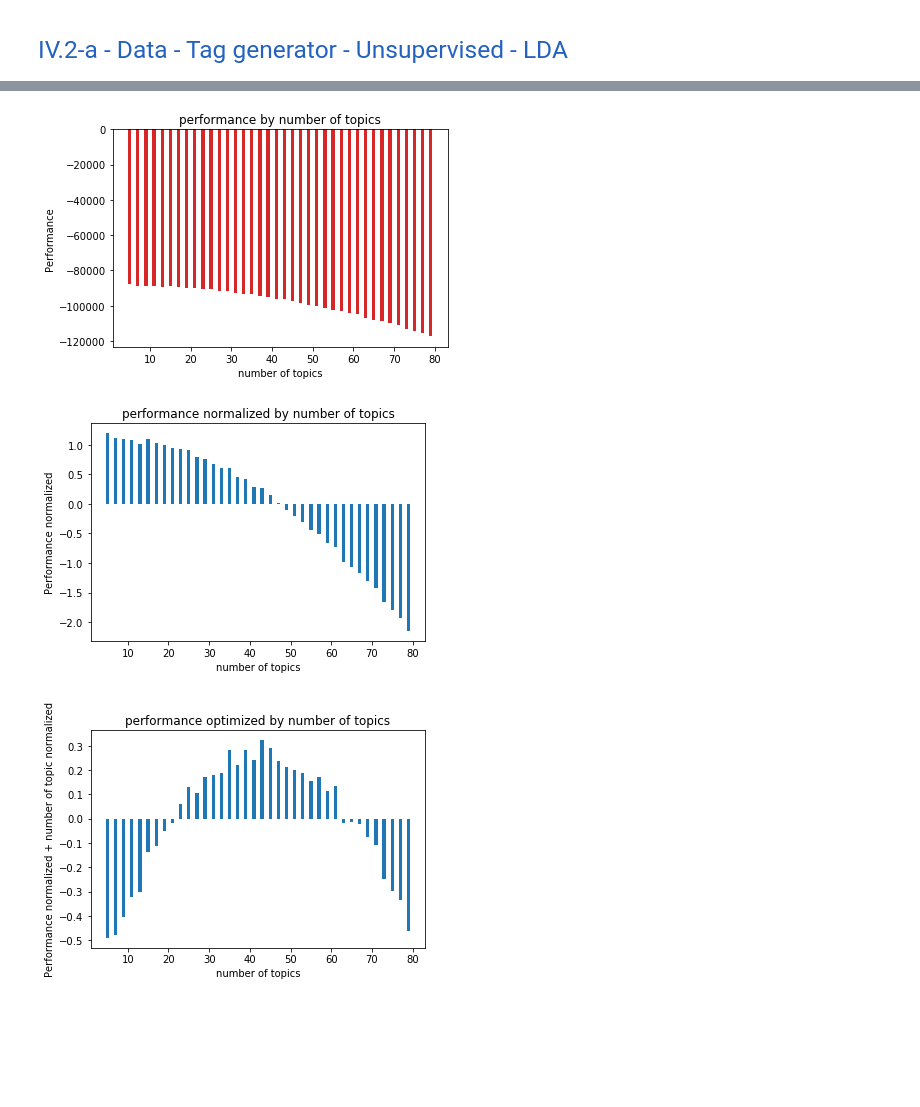
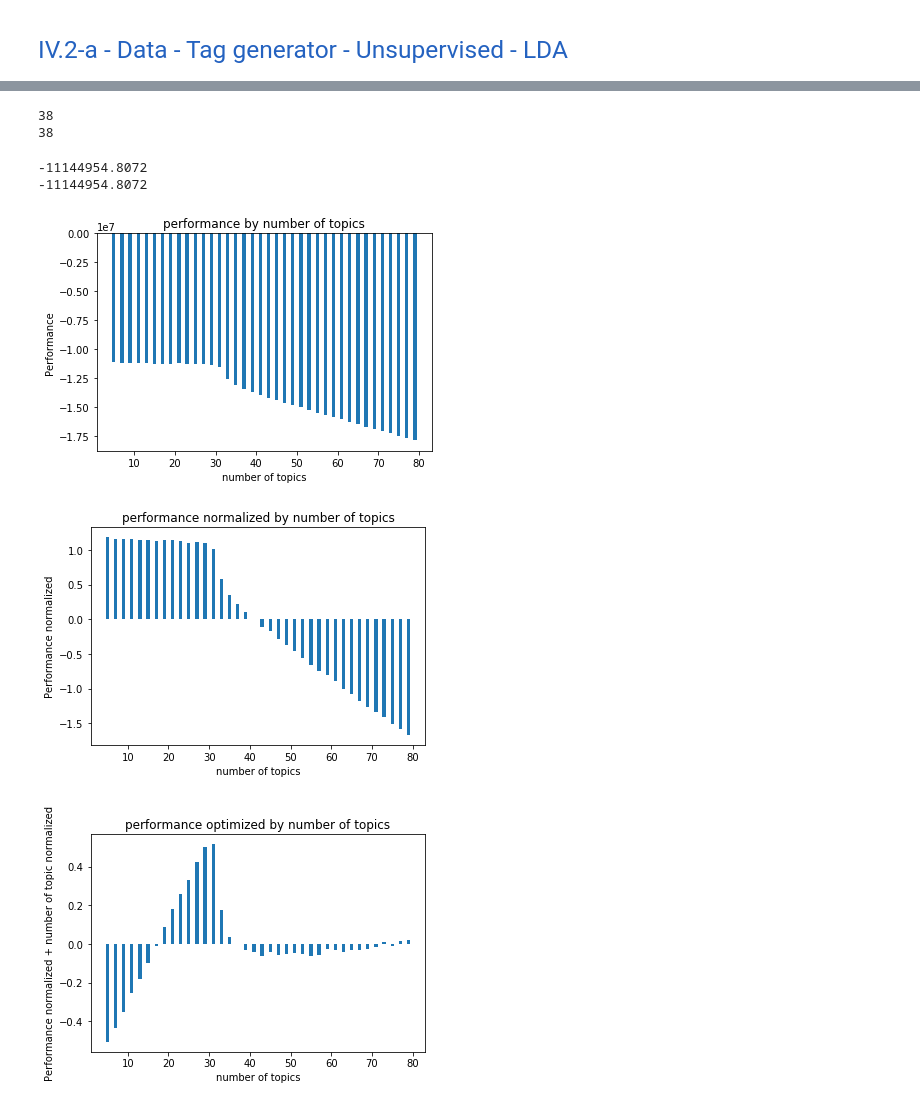
Before and after one commit to EricJacquesPro/TextCategorization, a Jupyter notebook: Projet_V2_LDA-v2.ipynb, the cells around one changed output, grey strips where cells are left out. Drawn from its saved outputs; the diff is of its cells as text; code cells hidden in the pictures; blank space fills up the shorter version.

```diff
--- a/Projet_V2_LDA-v2.ipynb
+++ b/Projet_V2_LDA-v2.ipynb
@@ -58,7 +58,7 @@ III.2 - Data - Bag of words - TF-IDF</p>
 <p style="font-family: Arial; font-size:1.75em;color:#2462C0; font-style:bold"><br>
 IV.2-a - Data - Tag generator - Unsupervised - LDA</p>
 # %%
-perfs = tagText.lda_find_topic_number(
+perfsTrain, perfsValidation = tagText.lda_find_topic_number(
                     data_preprocessed,
                     5,
                     81,
@@ -80,35 +80,47 @@ perfs = tagText.lda_find_topic_number(
 ... (26 outputs left out)
+# %%
+print(len(perfsTrain))
+print(len(perfsValidation))
+# %% [output]
+38
+38
+# %%
+print(max(perfsTrain))
+print(max(perfsValidation))
+# %% [output]
+-11144954.8072
+-11144954.8072
 # %%
 import matplotlib.pyplot as plt
 import numpy as np
-mini=min(perfs)
+mini=min(perfsTrain)
 #print(perfs)
 #print(perfs-mini)
 x = range(5,81,2)
 
 from sklearn.preprocessing import scale
-perfs_normalized = scale( perfs, axis=0, with_mean=True, with_std=True, copy=True )
+perfs_normalized = scale( perfsTrain, axis=0, with_mean=True, with_std=True, copy=True )
 x_normalized = scale( x, axis=0, with_mean=True, with_std=True, copy=True )
 
-plt.bar(x, perfs)
+plt.bar(x, perfsTrain)
 plt.ylabel("Performance")
 plt.xlabel("number of topics")
 plt.title("performance by number of topics")
 plt.show()
 
 plt.bar(x, perfs_normalized)
 plt.ylabel("Performance normalized")
 plt.xlabel("number of topics")
 plt.title("performance normalized by number of topics")
 plt.show()
 
 perfs_topic_optimized = np.add(x_normalized, perfs_normalized)
 plt.bar(x, perfs_topic_optimized)
 plt.ylabel("Performance normalized + number of topic normalized")
 plt.xlabel("number of topics")
 plt.title("performance optimized by number of topics")
 plt.show()
 # %% [output]
-[figure, old version]
+[figure, new version]
-[figure, old version]
+[figure, new version]
-[figure, old version]
+[figure, new version]
```
Also changed, not shown: parts of 6 cells of this notebook, 5 other files.
